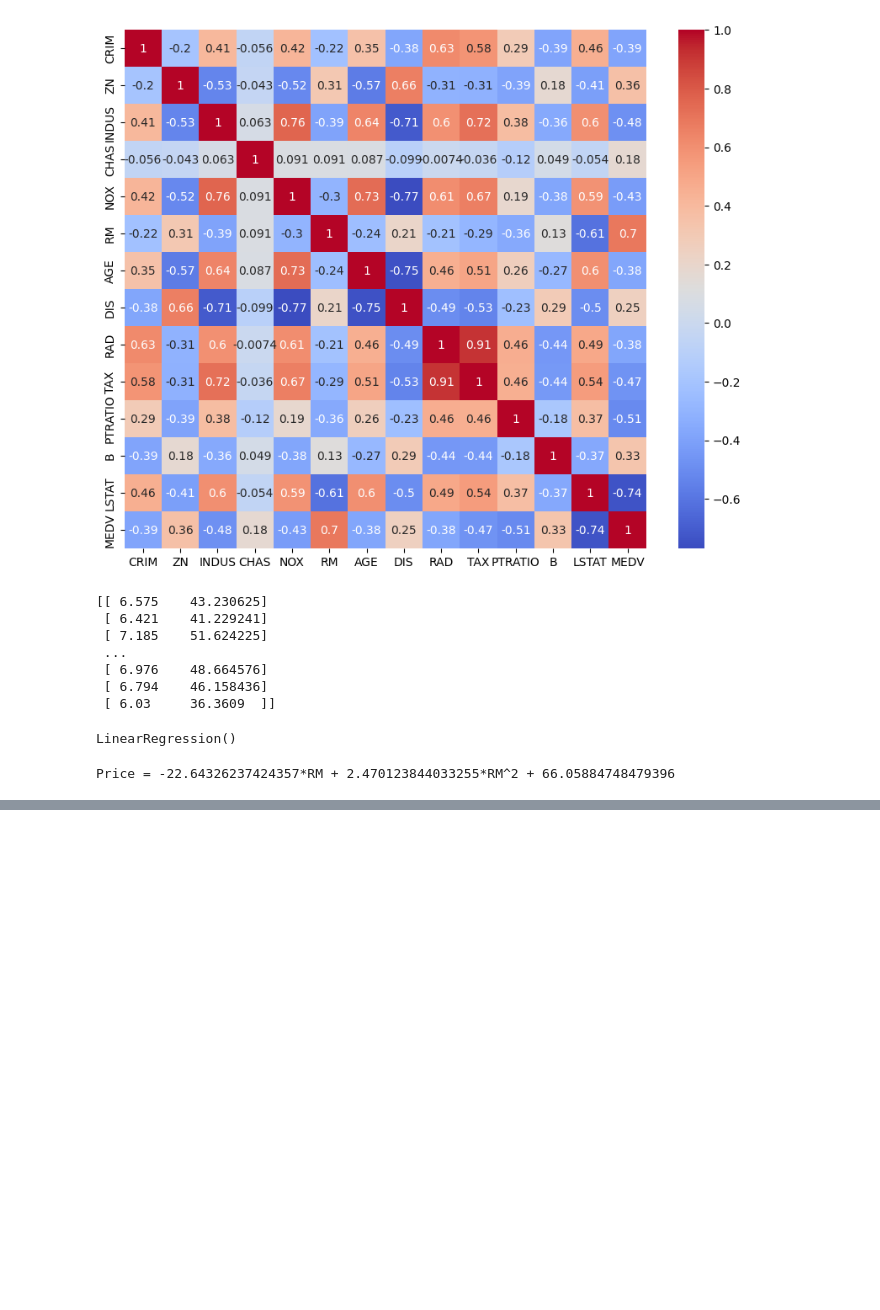
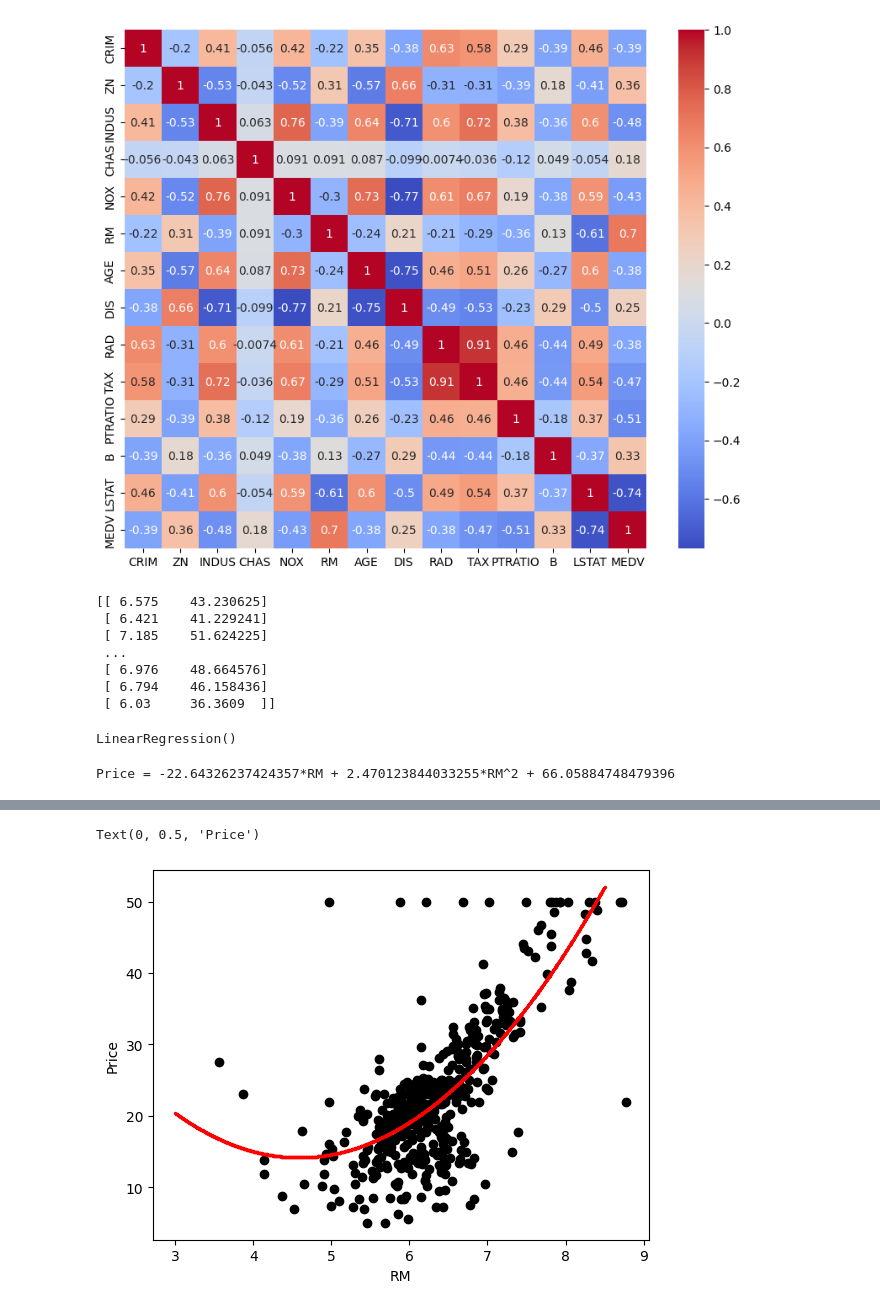
Before and after one commit to NuchPunnawichP/Deep-learning, a Jupyter notebook: Mooc Chula/MOOC/FST_Model_POLY.ipynb, the cells around one changed output, grey strips where cells are left out. Saved outputs shown, nothing was run; the diff lists cells and outputs as text; code cells hidden in the pictures; blank space fills up the shorter version.

```diff
--- a/Mooc Chula/MOOC/FST_Model_POLY.ipynb
+++ b/Mooc Chula/MOOC/FST_Model_POLY.ipynb
@@ -115,0 +115,15 @@ Error:
+# %%
+lineX = np.linspace(3, 8.5, 1000).reshape(-1, 1)
+
+X_2 = PolynomialFeatures(degree=2, include_bias=False)
+X2 = X_2.fit_transform(lineX)
+
+lineY = model.predict(X2)
+# %%
+plt.scatter(X, y, color='black')
+plt.scatter(lineX, model.predict(X2), color='red', linewidths=1, s=2)
+plt.xlabel('RM')
+plt.ylabel('Price')
+# %% [output]
+Text(0, 0.5, 'Price')
+[figure, added]
```
Also changed, not shown: parts of 1 cell of this notebook.
